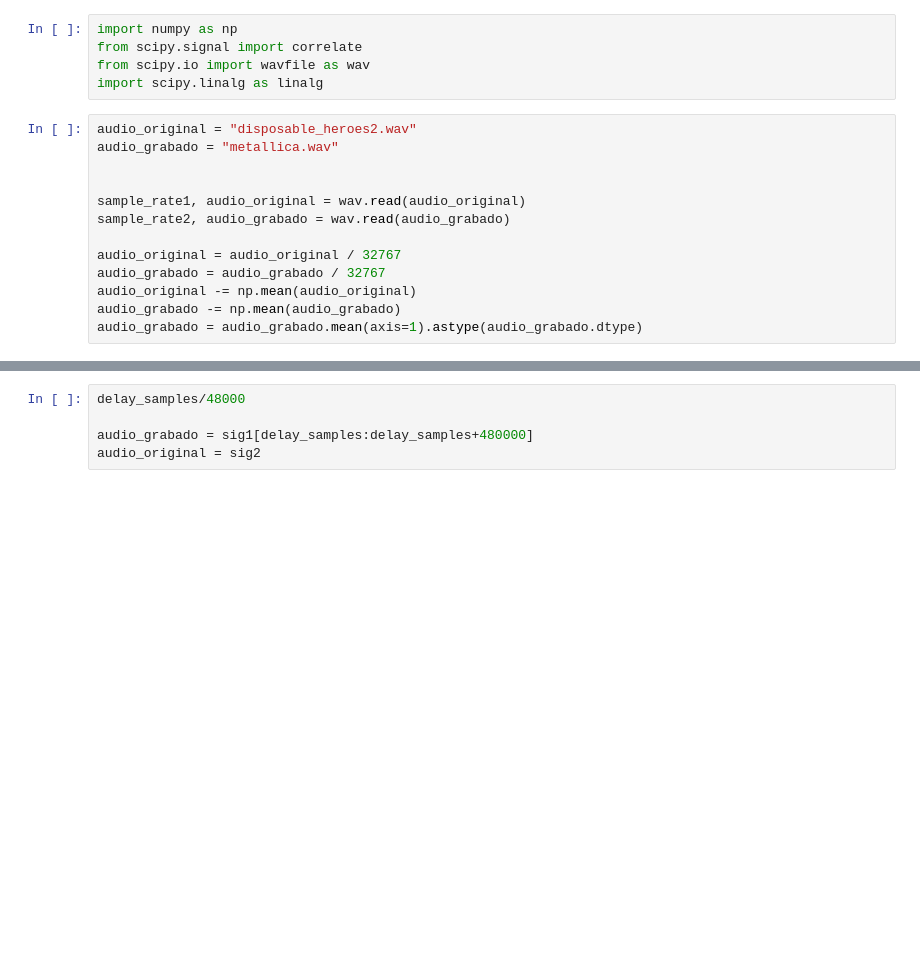
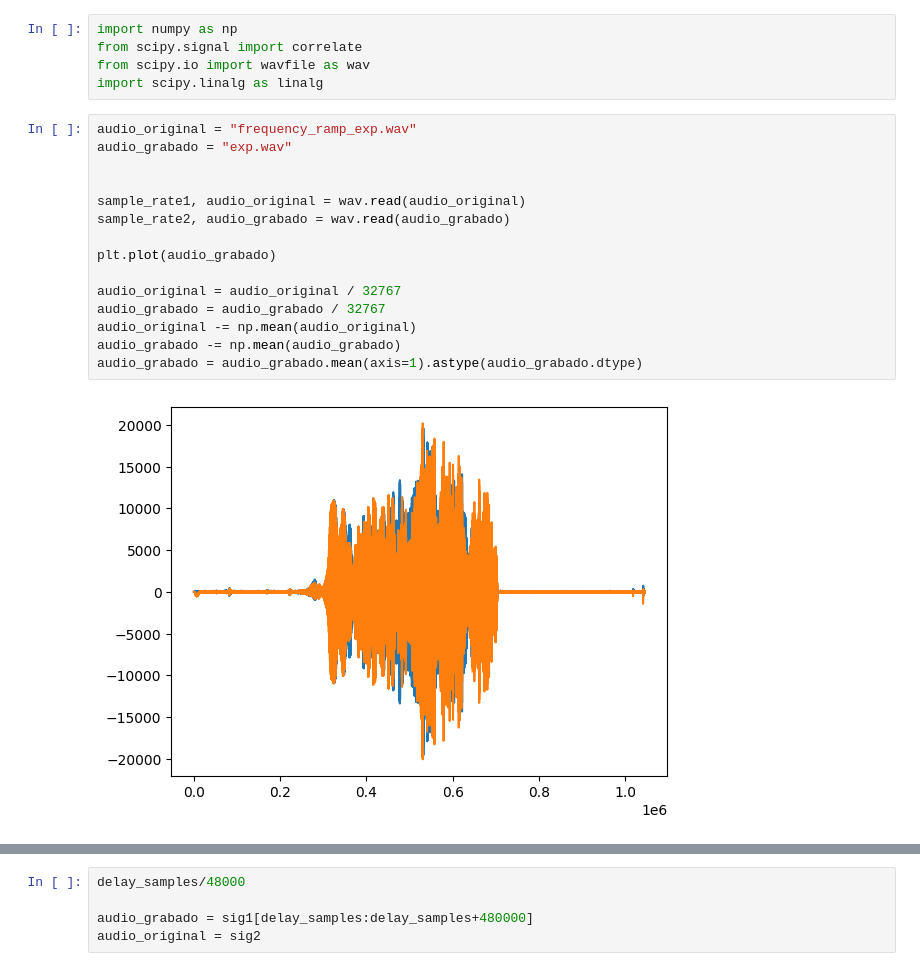
Before and after one commit to JBatRey/Procesamiento-Adaptativo-de-Se-ales-Aleatorias, a Jupyter notebook: TP2/pasatp2_acheck.ipynb, the cells around one changed output, grey strips where cells are left out. Cells and saved outputs as stored; diff of their text form; blank space fills up the shorter version.

```diff
--- a/TP2/pasatp2_acheck.ipynb
+++ b/TP2/pasatp2_acheck.ipynb
@@ -4,18 +4,22 @@ from scipy.signal import correlate
 from scipy.io import wavfile as wav
 import scipy.linalg as linalg
 # %%
-audio_original = "disposable_heroes2.wav"
-audio_grabado = "metallica.wav"
+audio_original = "frequency_ramp_exp.wav"
+audio_grabado = "exp.wav"
 
 
 sample_rate1, audio_original = wav.read(audio_original)
 sample_rate2, audio_grabado = wav.read(audio_grabado)
+
+plt.plot(audio_grabado)
 
 audio_original = audio_original / 32767
 audio_grabado = audio_grabado / 32767
 audio_original -= np.mean(audio_original)
 audio_grabado -= np.mean(audio_grabado)
 audio_grabado = audio_grabado.mean(axis=1).astype(audio_grabado.dtype)
+# %% [output]
+[figure, added]
 # %%
 
 import matplotlib.pyplot as plt
```
Also changed, not shown: parts of 9 cells of this notebook, 20 other files.
